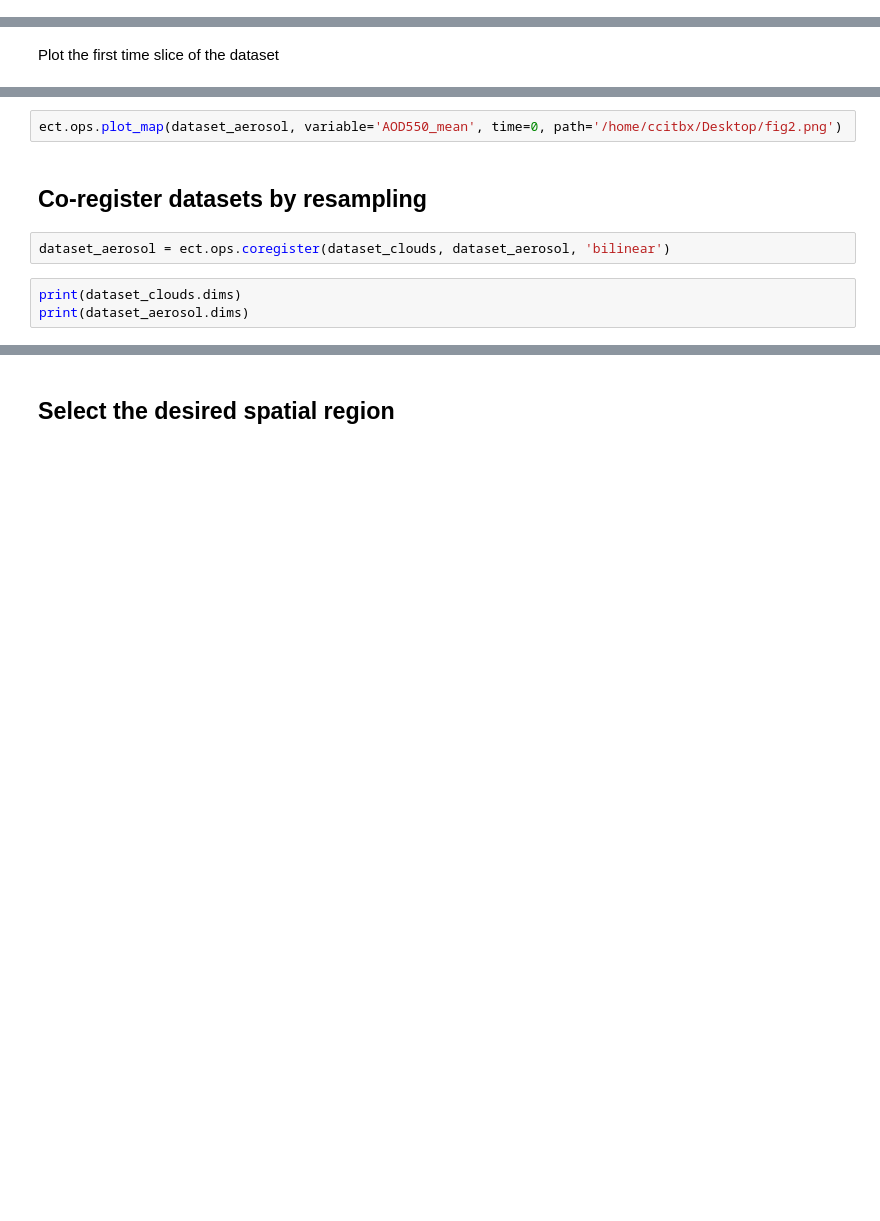
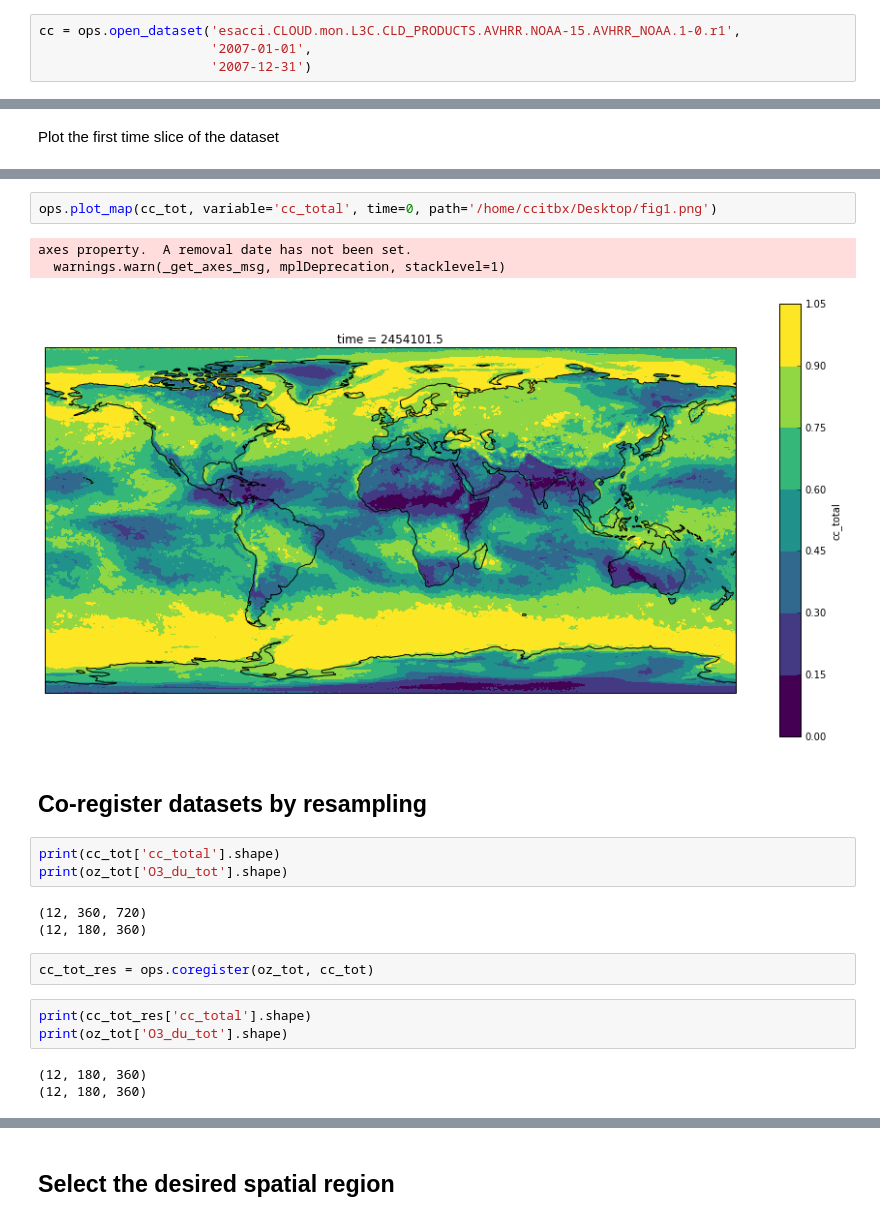
Before and after one commit to CCI-Tools/cate, a Jupyter notebook: notebooks/ect-uc9.ipynb, the cells around one changed output, grey strips where cells are left out. Saved outputs shown, nothing was run; the diff lists cells and outputs as text; blank space fills up the shorter version.

```diff
--- a/notebooks/ect-uc9.ipynb
+++ b/notebooks/ect-uc9.ipynb
@@ -45,0 +51,4 @@ print(dataset_clouds.data_vars)
+# %%
+cc = ops.open_dataset('esacci.CLOUD.mon.L3C.CLD_PRODUCTS.AVHRR.NOAA-15.AVHRR_NOAA.1-0.r1',
+                      '2007-01-01',
+                      '2007-12-31')
@@ -68,11 +108,24 @@ ect.ops.plot_map(dataset_clouds, variable='cc_total', time=0, path='/home/ccitbx
 # %%
-ect.ops.plot_map(dataset_aerosol, variable='AOD550_mean', time=0, path='/home/ccitbx/Desktop/fig2.png')
+ops.plot_map(cc_tot, variable='cc_total', time=0, path='/home/ccitbx/Desktop/fig1.png')
+# %% [output]
+axes property.  A removal date has not been set.
+  warnings.warn(_get_axes_msg, mplDeprecation, stacklevel=1)
+[figure, added]
 # %% [markdown]
 Co-register datasets by resampling
 ----------------------------------
-# %%
-dataset_aerosol = ect.ops.coregister(dataset_clouds, dataset_aerosol, 'bilinear')
-# %%
-print(dataset_clouds.dims)
-print(dataset_aerosol.dims)
+# %%
+print(cc_tot['cc_total'].shape)
+print(oz_tot['O3_du_tot'].shape)
+# %% [output]
+(12, 360, 720)
+(12, 180, 360)
+# %%
+cc_tot_res = ops.coregister(oz_tot, cc_tot)
+# %%
+print(cc_tot_res['cc_total'].shape)
+print(oz_tot['O3_du_tot'].shape)
+# %% [output]
+(12, 180, 360)
+(12, 180, 360)
 # %%
```
Also changed, not shown: parts of 46 cells of this notebook, 1 other file.
